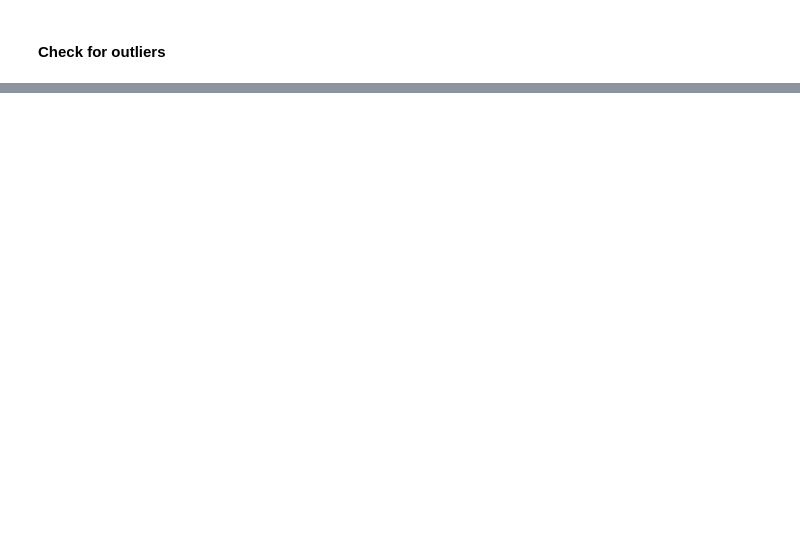
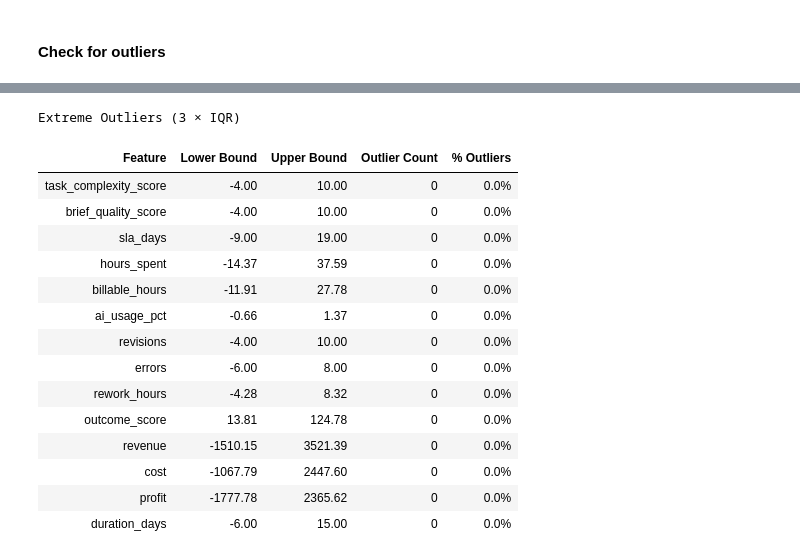
Before and after one commit to andreamammano89-maker/ML_Project_SEA_815441, a Jupyter notebook: main.ipynb, the cells around one changed output, grey strips where cells are left out. Saved outputs shown, nothing was run; the diff lists cells and outputs as text; code cells hidden in the pictures; blank space fills up the shorter version.

```diff
--- a/main.ipynb
+++ b/main.ipynb
@@ -580,0 +617,50 @@ plt.tight_layout()
+# %%
+outlier_summary = []
+
+for col in num_cols:
+    Q1 = df_productivity[col].quantile(0.25)
+    Q3 = df_productivity[col].quantile(0.75)
+    IQR = Q3 - Q1
+
+    # Calculate 3x IQR bounds
+    lower = Q1 - 3 * IQR
+    upper = Q3 + 3 * IQR
+
+    n_out = ((df_productivity[col] < lower) | (df_productivity[col] > upper)).sum()
+    pct = (n_out / len(df_productivity)) * 100
+
+    # Append the results as a new row
+    outlier_summary.append({
+        'Feature': col,
+        'Lower Bound': lower,
+        'Upper Bound': upper,
+        'Outlier Count': n_out,
+        '% Outliers': pct
+    })
+
+# Convert to DataFrame
+df_outliers = pd.DataFrame(outlier_summary)
+
+# Display with clean formatting (rounds numbers and adds % sign)
+display(df_outliers.style.hide(axis='index').format({
+    'Lower Bound': '{:.2f}',
+    'Upper Bound': '{:.2f}',
+    '% Outliers': '{:.1f}%'
+}).set_caption("Extreme Outliers (3 × IQR)"))
+# %% [output]
+Extreme Outliers (3 × IQR)
+| Feature | Lower Bound | Upper Bound | Outlier Count | % Outliers |
+| task_complexity_score | -4.00 | 10.00 | 0 | 0.0% |
+| brief_quality_score | -4.00 | 10.00 | 0 | 0.0% |
+| sla_days | -9.00 | 19.00 | 0 | 0.0% |
+| hours_spent | -14.37 | 37.59 | 0 | 0.0% |
+| billable_hours | -11.91 | 27.78 | 0 | 0.0% |
+| ai_usage_pct | -0.66 | 1.37 | 0 | 0.0% |
+| revisions | -4.00 | 10.00 | 0 | 0.0% |
+| errors | -6.00 | 8.00 | 0 | 0.0% |
+| rework_hours | -4.28 | 8.32 | 0 | 0.0% |
+| outcome_score | 13.81 | 124.78 | 0 | 0.0% |
+| revenue | -1510.15 | 3521.39 | 0 | 0.0% |
+| cost | -1067.79 | 2447.60 | 0 | 0.0% |
+| profit | -1777.78 | 2365.62 | 0 | 0.0% |
+| duration_days | -6.00 | 15.00 | 0 | 0.0% |
```
Also changed, not shown: parts of 8 cells of this notebook.
